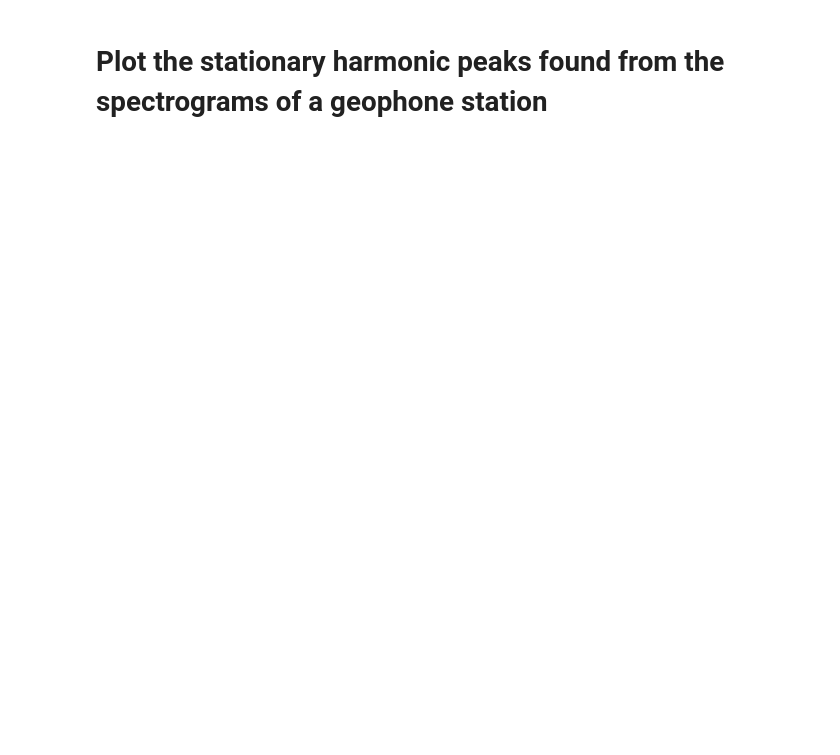
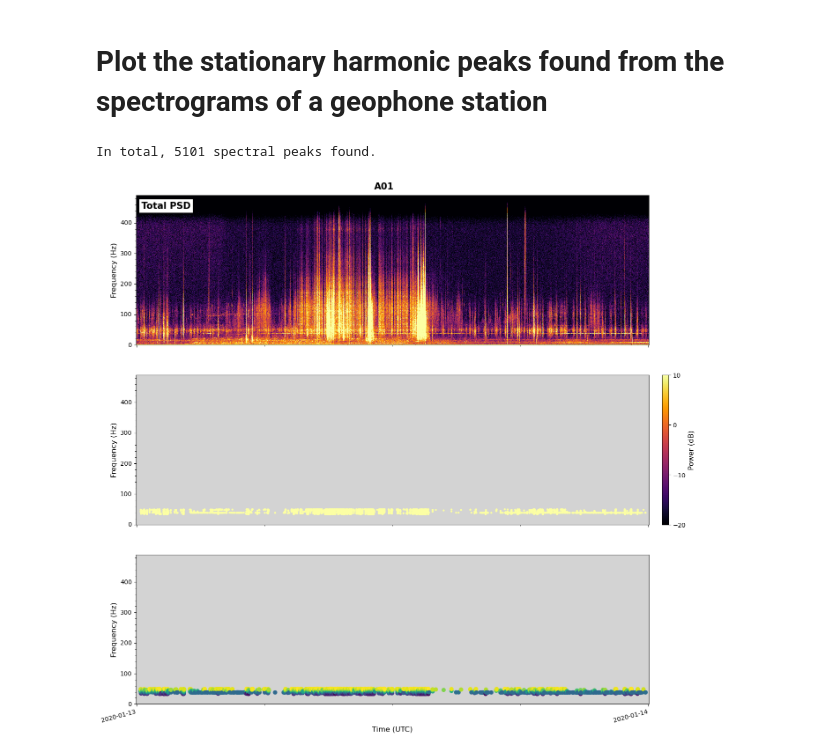
Before and after one commit to SerpRateAI/oman_microearthquakes, a Jupyter notebook: plot_geo_station_harmonic_peaks.ipynb, the cells around one changed output. Cells and saved outputs as stored; diff of their text form; code cells hidden in the pictures; blank space fills up the shorter version.

Commit message:
Made the codes for computing spectral peaks work, but there are still issues with it that I do not fully understand

```diff
--- a/plot_geo_station_harmonic_peaks.ipynb
+++ b/plot_geo_station_harmonic_peaks.ipynb
@@ -16,19 +16,39 @@ day = "20200113"
 window_length = 60.0
 overlap = 0.0
 downsample = False
+downsample_factor = 60
 
 # Finding peaks
-power_threshold = 0.0
-qf_threshold = 200.0
+power_threshold = 10.0
+qf_threshold = 1000.0
+freqmax = 50
+
+# Plotting
+dbmin = -20
+dbmax = 10
 # %%
 # Read the spectrograms
+
+# Full resolution
 filename = assemble_spec_filename(range_type, "geo", day, station, window_length, overlap, downsample)
-inpath = join(indir, filename)
+inpath = join(indir, range_type, filename)
+stream_spec = read_geo_spectrograms(inpath)
 
-stream_spec = read_geo_spectrograms(inpath)
+# Downsampled
+filename = assemble_spec_filename(range_type, "geo", day, station, window_length, overlap, downsample, downsample_factor = downsample_factor)
+inpath = join(indir, range_type, filename)
+stream_spec_ds = read_geo_spectrograms(inpath)
 # %%
 # Find the spectral peaks
-peak_df, trace_spec_total = find_geo_station_spectral_peaks(stream_spec, power_threshold = power_threshold, qf_threshold = qf_threshold)
+peak_df, _ = find_geo_station_spectral_peaks(stream_spec, power_threshold = power_threshold, qf_threshold = qf_threshold, freqmax = freqmax)
+print(f"In total, {len(peak_df)} spectral peaks found.")
+# %% [output]
+In total, 5101 spectral peaks found.
+# %%
+# Compute the downsampled total PSD for plotting
+trace_spec_total_ds = stream_spec_ds.get_total_power()
 # %%
 # Plot the peaks alongside the total power spectrogram
-fig, axes, power_cbar, qf_cbar = plot_geo_total_psd_and_peaks(trace_spec_total, peak_df, station, day, window_length, overlap, downsample)
+fig, axes = plot_geo_total_psd_and_peaks(trace_spec_total_ds, peak_df, dbmin = dbmin, dbmax = dbmax)
+# %% [output]
+[figure, added]
```
Also changed, not shown: 4 other files.
